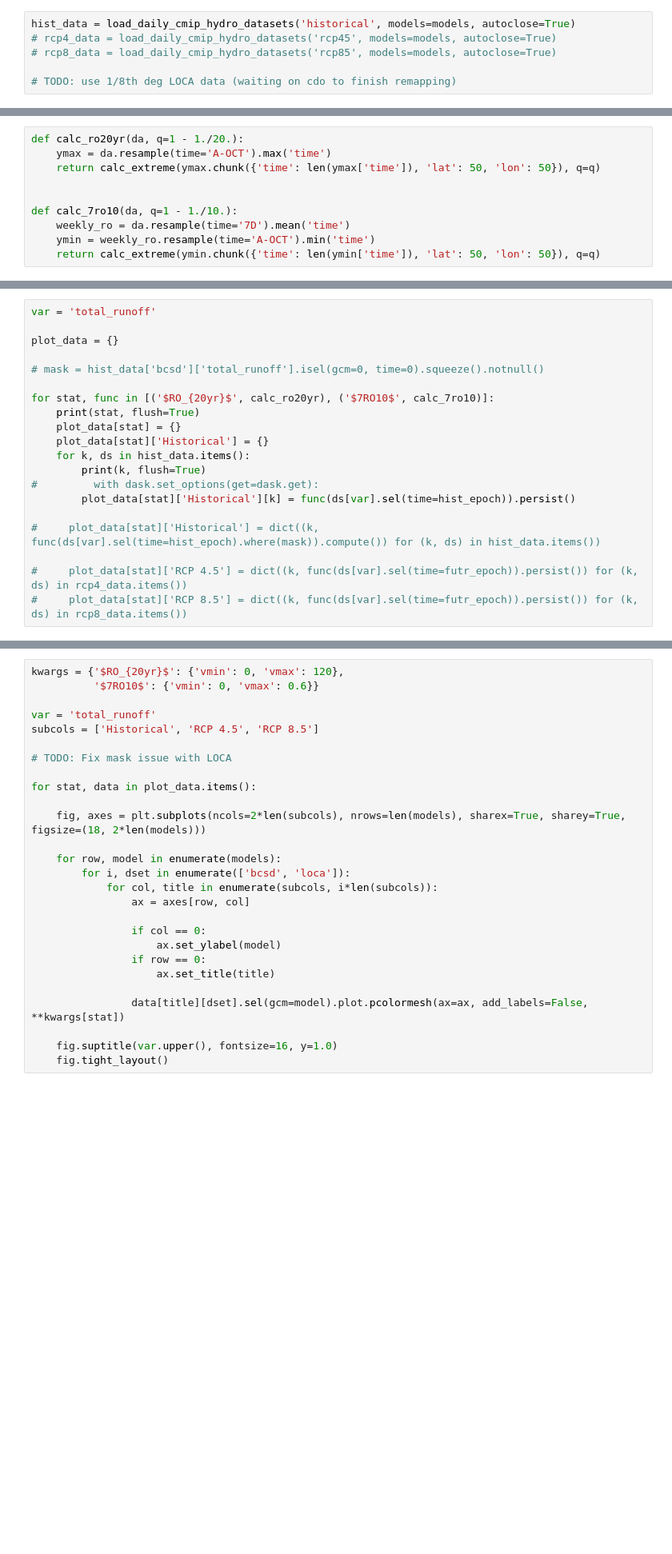
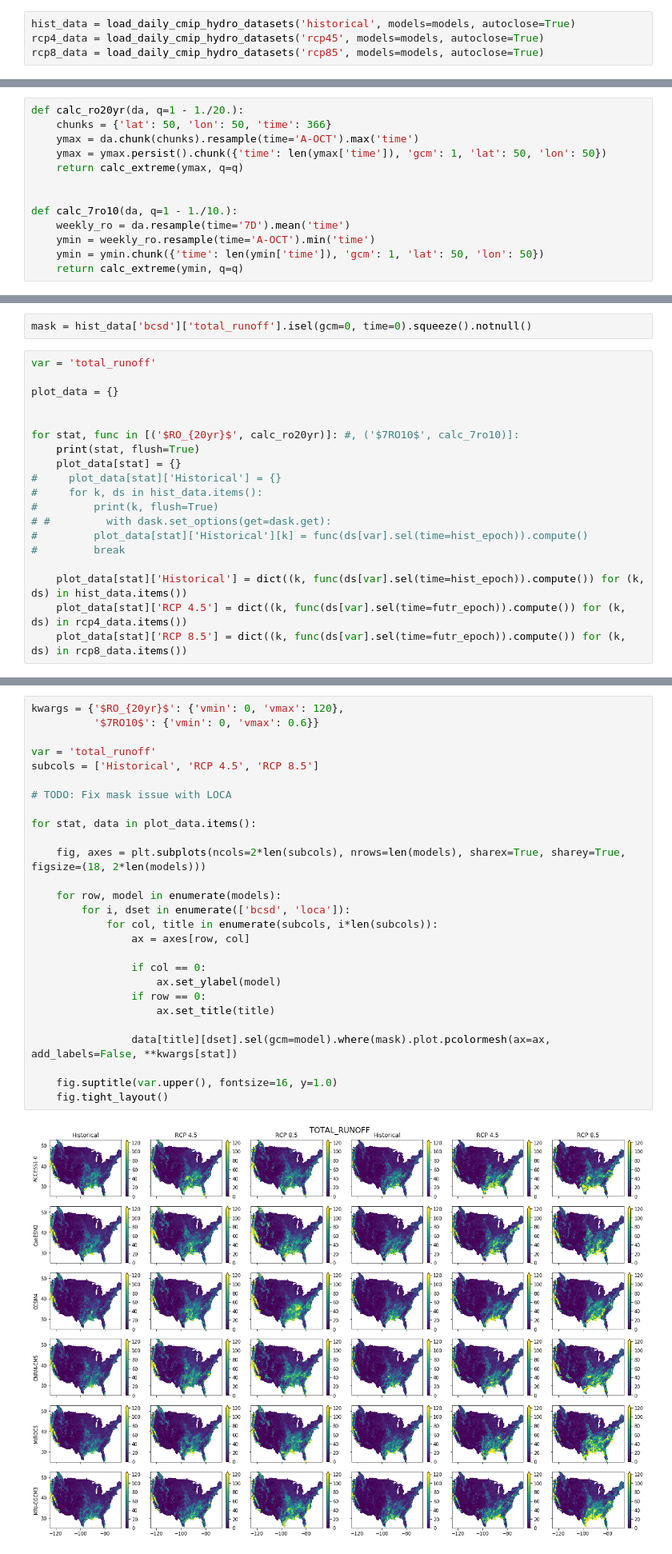
Before and after one commit to jhamman/LOCA_Downscaling_Analysis, a Jupyter notebook: notebooks/analysis_daily_future_hydro.ipynb, the cells around one changed output, grey strips where cells are left out. Shown at 80% size. Cells and saved outputs as stored; diff of their text form; blank space fills up the shorter version.

Commit message:
first draft of basic analysis figures, daily extreme hydro too (finally)

```diff
--- a/notebooks/analysis_daily_future_hydro.ipynb
+++ b/notebooks/analysis_daily_future_hydro.ipynb
@@ -43,10 +40,8 @@ client
 # Load Data
 # %%
 hist_data = load_daily_cmip_hydro_datasets('historical', models=models, autoclose=True)
-# rcp4_data = load_daily_cmip_hydro_datasets('rcp45', models=models, autoclose=True)
-# rcp8_data = load_daily_cmip_hydro_datasets('rcp85', models=models, autoclose=True)
-
-# TODO: use 1/8th deg LOCA data (waiting on cdo to finish remapping)
+rcp4_data = load_daily_cmip_hydro_datasets('rcp45', models=models, autoclose=True)
+rcp8_data = load_daily_cmip_hydro_datasets('rcp85', models=models, autoclose=True)
 # %% [output]
 load_daily_cmip_hydro_datasets
 load_daily_loca_hydrology
@@ -87,10 +92,13 @@ def calc_extreme(vals, q):
 # %%
 def calc_ro20yr(da, q=1 - 1./20.):
-    ymax = da.resample(time='A-OCT').max('time')
-    return calc_extreme(ymax.chunk({'time': len(ymax['time']), 'lat': 50, 'lon': 50}), q=q)
+    chunks = {'lat': 50, 'lon': 50, 'time': 366}
+    ymax = da.chunk(chunks).resample(time='A-OCT').max('time')
+    ymax = ymax.persist().chunk({'time': len(ymax['time']), 'gcm': 1, 'lat': 50, 'lon': 50})
+    return calc_extreme(ymax, q=q)
 
 
 def calc_7ro10(da, q=1 - 1./10.):
     weekly_ro = da.resample(time='7D').mean('time')
     ymin = weekly_ro.resample(time='A-OCT').min('time')
-    return calc_extreme(ymin.chunk({'time': len(ymin['time']), 'lat': 50, 'lon': 50}), q=q)
+    ymin = ymin.chunk({'time': len(ymin['time']), 'gcm': 1, 'lat': 50, 'lon': 50})
+    return calc_extreme(ymin, q=q)
@@ -99,22 +105,23 @@ import dask
+# %%
+mask = hist_data['bcsd']['total_runoff'].isel(gcm=0, time=0).squeeze().notnull()
 # %%
 var = 'total_runoff'
 
 plot_data = {}
 
-# mask = hist_data['bcsd']['total_runoff'].isel(gcm=0, time=0).squeeze().notnull()
 
-for stat, func in [('$RO_{20yr}$', calc_ro20yr), ('$7RO10$', calc_7ro10)]:
+for stat, func in [('$RO_{20yr}$', calc_ro20yr)]: #, ('$7RO10$', calc_7ro10)]:
     print(stat, flush=True)
     plot_data[stat] = {}
-    plot_data[stat]['Historical'] = {}
-    for k, ds in hist_data.items():
-        print(k, flush=True)
-#         with dask.set_options(get=dask.get):
-        plot_data[stat]['Historical'][k] = func(ds[var].sel(time=hist_epoch)).persist()
+#     plot_data[stat]['Historical'] = {}
+#     for k, ds in hist_data.items():
+#         print(k, flush=True)
+# #         with dask.set_options(get=dask.get):
+#         plot_data[stat]['Historical'][k] = func(ds[var].sel(time=hist_epoch)).compute()
+#         break
 
-#     plot_data[stat]['Historical'] = dict((k, func(ds[var].sel(time=hist_epoch).where(mask)).compute()) for (k, ds) in hist_data.items())
-
-#     plot_data[stat]['RCP 4.5'] = dict((k, func(ds[var].sel(time=futr_epoch)).persist()) for (k, ds) in rcp4_data.items())
-#     plot_data[stat]['RCP 8.5'] = dict((k, func(ds[var].sel(time=futr_epoch)).persist()) for (k, ds) in rcp8_data.items())
+    plot_data[stat]['Historical'] = dict((k, func(ds[var].sel(time=hist_epoch)).compute()) for (k, ds) in hist_data.items())
+    plot_data[stat]['RCP 4.5'] = dict((k, func(ds[var].sel(time=futr_epoch)).compute()) for (k, ds) in rcp4_data.items())
+    plot_data[stat]['RCP 8.5'] = dict((k, func(ds[var].sel(time=futr_epoch)).compute()) for (k, ds) in rcp8_data.items())
 # %% [output]
 $RO_{20yr}$
@@ -157,28 +136,30 @@ For the monthly hydrologic variables, we will make 2 types of plots:
 # %%
 kwargs = {'$RO_{20yr}$': {'vmin': 0, 'vmax': 120},
           '$7RO10$': {'vmin': 0, 'vmax': 0.6}}
 
 var = 'total_runoff'
 subcols = ['Historical', 'RCP 4.5', 'RCP 8.5']
 
 # TODO: Fix mask issue with LOCA
 
 for stat, data in plot_data.items():
 
     fig, axes = plt.subplots(ncols=2*len(subcols), nrows=len(models), sharex=True, sharey=True, figsize=(18, 2*len(models)))
 
     for row, model in enumerate(models):
         for i, dset in enumerate(['bcsd', 'loca']):
             for col, title in enumerate(subcols, i*len(subcols)):
                 ax = axes[row, col]
 
                 if col == 0:
                     ax.set_ylabel(model)
                 if row == 0:
                     ax.set_title(title)
 
-                data[title][dset].sel(gcm=model).plot.pcolormesh(ax=ax, add_labels=False, **kwargs[stat])
+                data[title][dset].sel(gcm=model).where(mask).plot.pcolormesh(ax=ax, add_labels=False, **kwargs[stat])
 
     fig.suptitle(var.upper(), fontsize=16, y=1.0)
     fig.tight_layout()
+# %% [output]
+[figure, added]
 # %%
```
Also changed, not shown: parts of 14 cells of this notebook, 6 other files.
